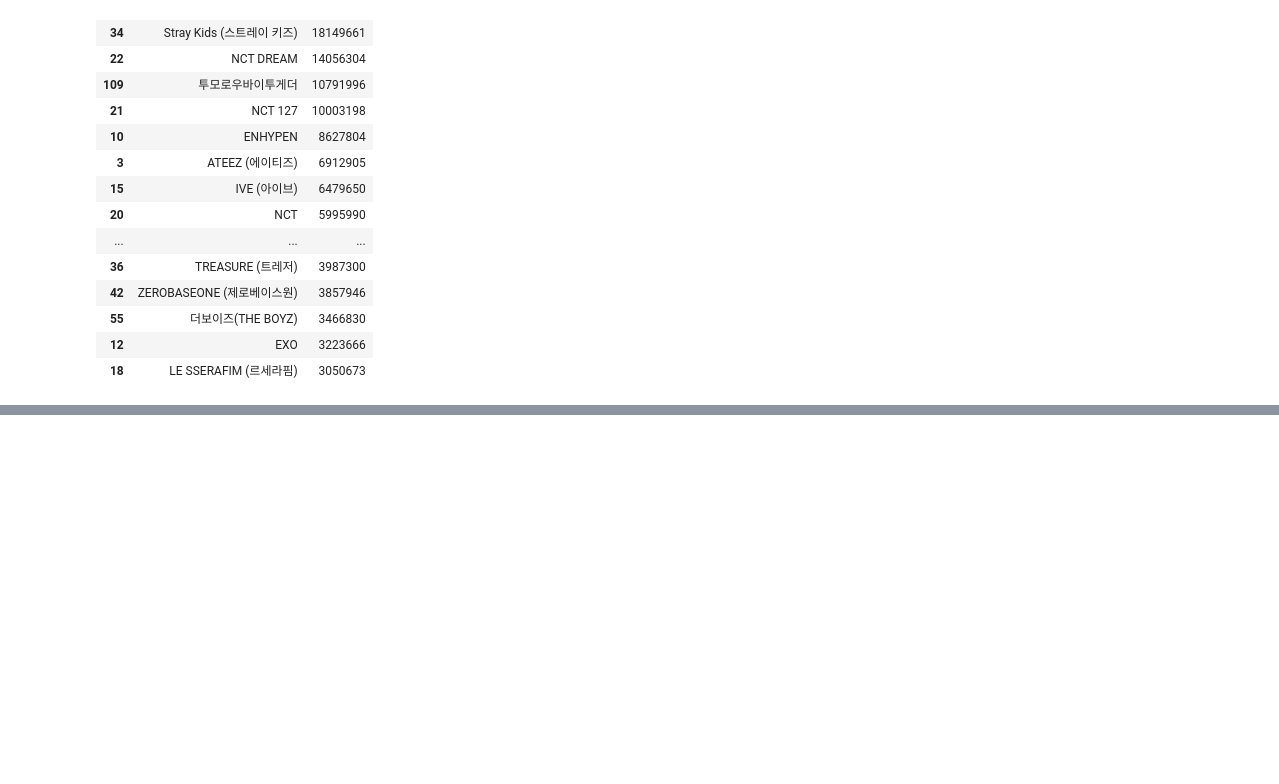
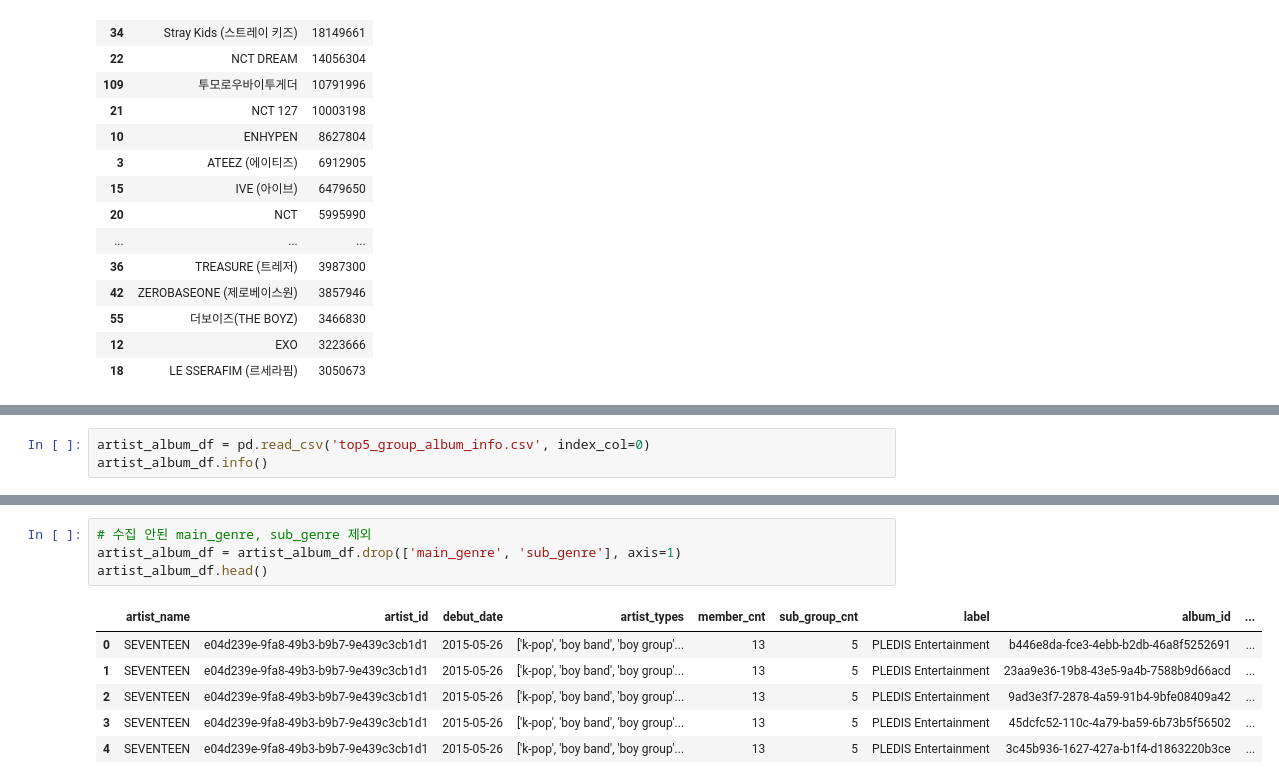
Before and after one commit to lucio-karin0506/Artist_Trend_Analysis, a Jupyter notebook: eda/google_trend_eda.ipynb, the cells around one changed output, grey strips where cells are left out. Saved outputs shown, nothing was run; the diff lists cells and outputs as text; blank space fills up the shorter version.

```diff
--- a/eda/google_trend_eda.ipynb
+++ b/eda/google_trend_eda.ipynb
@@ -55,0 +129,3 @@ artist_album_sales_df.sort_values('sales', ascending=False).head(20)
+# %%
+artist_album_df = pd.read_csv('top5_group_album_info.csv', index_col=0)
+artist_album_df.info()
@@ -55,0 +150,11 @@ artist_album_sales_df.sort_values('sales', ascending=False).head(20)
+# %%
+# 수집 안된 main_genre, sub_genre 제외
+artist_album_df = artist_album_df.drop(['main_genre', 'sub_genre'], axis=1)
+artist_album_df.head()
+# %% [output]
+|  | artist_name | artist_id | debut_date | artist_types | member_cnt | sub_group_cnt | label | album_id | ... |
+| 0 | SEVENTEEN | e04d239e-9fa8-49b3-b9b7-9e439c3cb1d1 | 2015-05-26 | ['k-pop', 'boy band', 'boy group'... | 13 | 5 | PLEDIS Entertainment | b446e8da-fce3-4ebb-b2db-46a8f5252691 | ... |
+| 1 | SEVENTEEN | e04d239e-9fa8-49b3-b9b7-9e439c3cb1d1 | 2015-05-26 | ['k-pop', 'boy band', 'boy group'... | 13 | 5 | PLEDIS Entertainment | 23aa9e36-19b8-43e5-9a4b-7588b9d66acd | ... |
+| 2 | SEVENTEEN | e04d239e-9fa8-49b3-b9b7-9e439c3cb1d1 | 2015-05-26 | ['k-pop', 'boy band', 'boy group'... | 13 | 5 | PLEDIS Entertainment | 9ad3e3f7-2878-4a59-91b4-9bfe08409a42 | ... |
+| 3 | SEVENTEEN | e04d239e-9fa8-49b3-b9b7-9e439c3cb1d1 | 2015-05-26 | ['k-pop', 'boy band', 'boy group'... | 13 | 5 | PLEDIS Entertainment | 45dcfc52-110c-4a79-ba59-6b73b5f56502 | ... |
+| 4 | SEVENTEEN | e04d239e-9fa8-49b3-b9b7-9e439c3cb1d1 | 2015-05-26 | ['k-pop', 'boy band', 'boy group'... | 13 | 5 | PLEDIS Entertainment | 3c45b936-1627-427a-b1f4-d1863220b3ce | ... |
```
Also changed, not shown: parts of 10 cells of this notebook.
